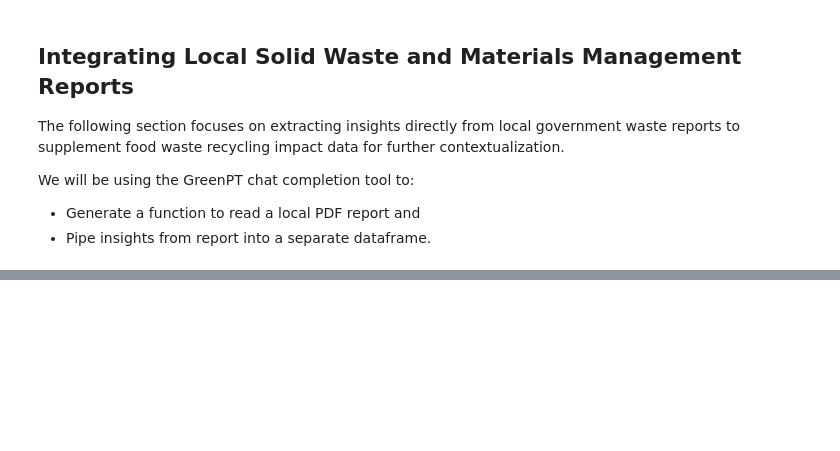
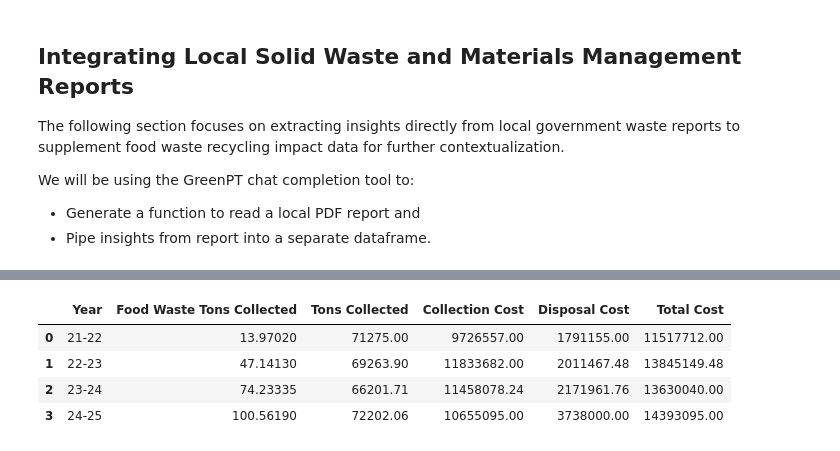
Before and after one commit to a-vargasmarte/food-waste-recycling-impact, a Jupyter notebook: notebook/DataExploration.ipynb, the cells around one changed output, grey strips where cells are left out. Saved outputs shown, nothing was run; the diff lists cells and outputs as text; code cells hidden in the pictures; blank space fills up the shorter version.

```diff
--- a/notebook/DataExploration.ipynb
+++ b/notebook/DataExploration.ipynb
@@ -696,0 +721,35 @@ multi_lgar_data
+# %%
+# Rename columns to distinguish between food waste and total waste tons
+merged_waste = merged_waste.rename(columns={
+    'Tons Collected_x': 'Food Waste Tons Collected',
+    'Tons Collected_y': 'Tons Collected'
+})
+
+# Ensure both columns are float type
+merged_waste['Food Waste Tons Collected'] = merged_waste['Food Waste Tons Collected'].astype(float)
+merged_waste['Tons Collected'] = merged_waste['Tons Collected'].astype(float)
+
+# Use plotly graph_objects for dual y-axis support
+import plotly.graph_objects as go
+from plotly.subplots import make_subplots
+
+fig_tons = make_subplots(specs=[[{"secondary_y": True}]])
+
+fig_tons.add_trace(
+    go.Bar(name='Tons Collected', x=merged_waste['Year'], y=merged_waste['Tons Collected']),
+    secondary_y=False
+)
+
+fig_tons.add_trace(
+    go.Bar(name='Food Waste Tons Collected', x=merged_waste['Year'], y=merged_waste['Food Waste Tons Collected']),
+    secondary_y=True
+)
+
+fig_tons.update_layout(
+    title='Tons Collected vs Food Waste Tons Collected by Fiscal Year',
+    barmode='group'
+)
+fig_tons.update_yaxes(title_text='Tons Collected', secondary_y=False)
+fig_tons.update_yaxes(title_text='Food Waste Tons Collected', secondary_y=True)
+
+fig_tons.show()
@@ -696,0 +767,8 @@ multi_lgar_data
+# %%
+merged_waste
+# %% [output]
+|  | Year | Food Waste Tons Collected | Tons Collected | Collection Cost | Disposal Cost | Total Cost |
+| 0 | 21-22 | 13.97020 | 71275.00 | 9726557.00 | 1791155.00 | 11517712.00 |
+| 1 | 22-23 | 47.14130 | 69263.90 | 11833682.00 | 2011467.48 | 13845149.48 |
+| 2 | 23-24 | 74.23335 | 66201.71 | 11458078.24 | 2171961.76 | 13630040.00 |
+| 3 | 24-25 | 100.56190 | 72202.06 | 10655095.00 | 3738000.00 | 14393095.00 |
```
Also changed, not shown: parts of 29 cells of this notebook.
